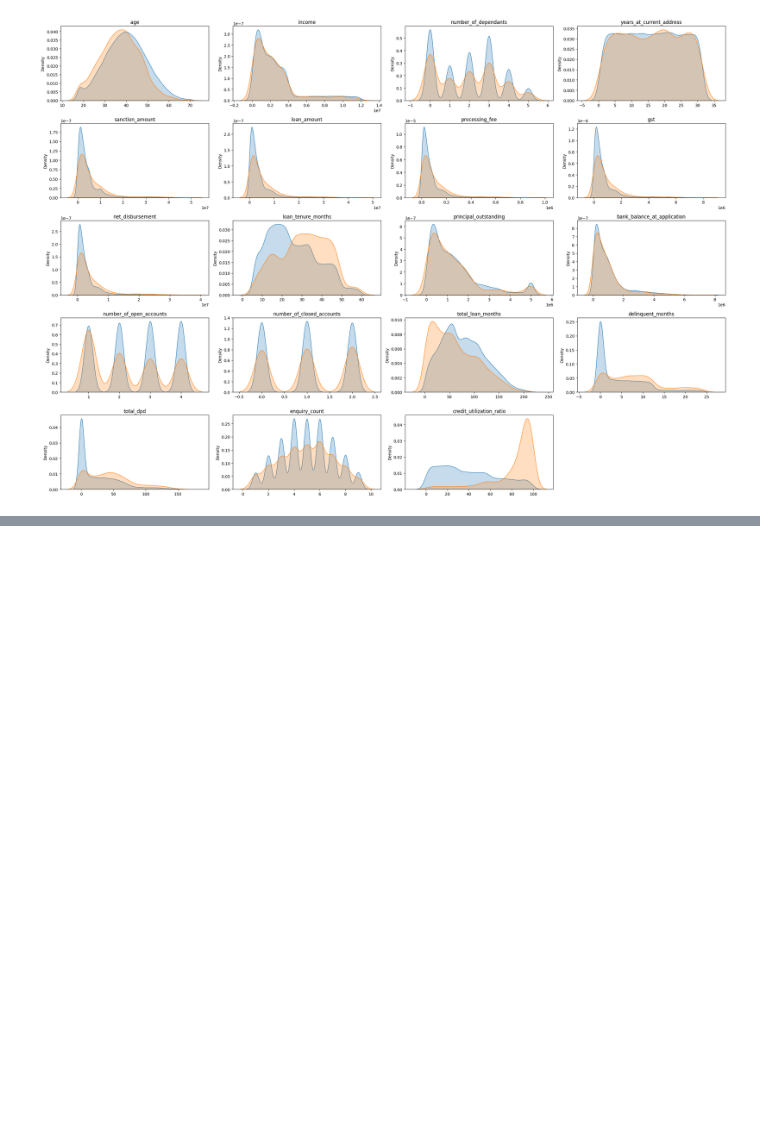
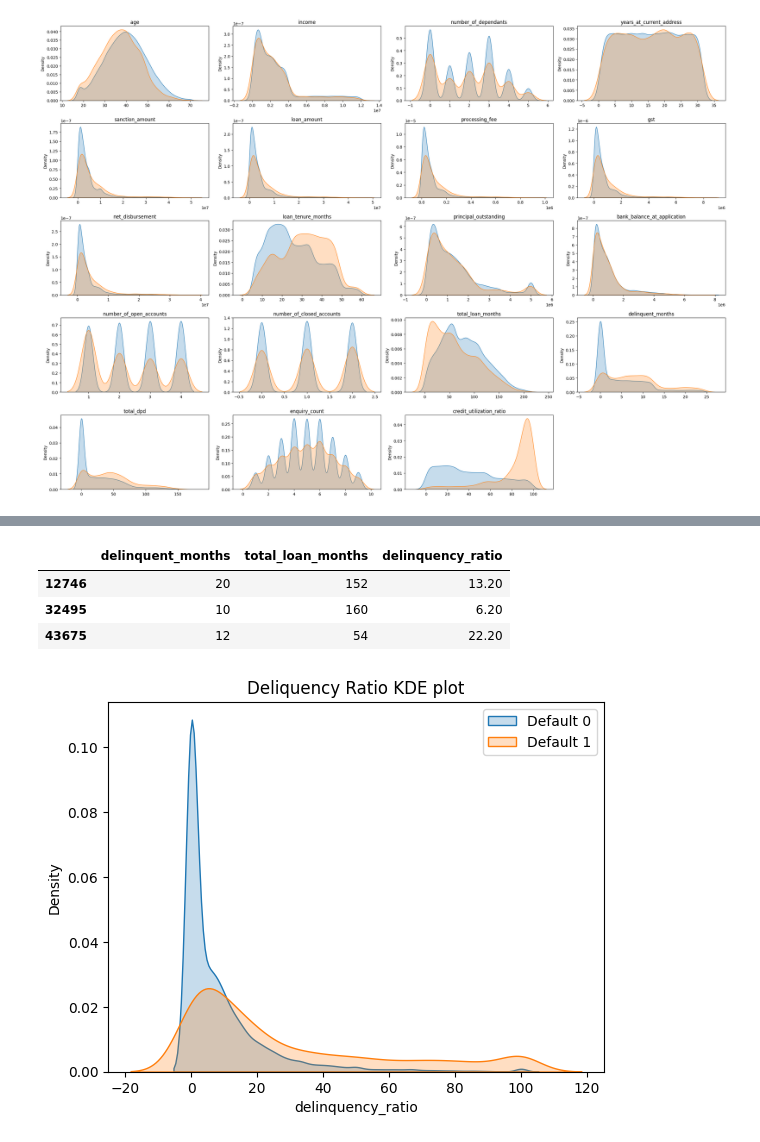
Before and after one commit to ali-liyakat/Credit_Risk_Modelling, a Jupyter notebook: credit_risk_model.ipynb, the cells around one changed output, grey strips where cells are left out. Cells and saved outputs as stored; diff of their text form; code cells hidden in the pictures; blank space fills up the shorter version.

```diff
--- a/credit_risk_model.ipynb
+++ b/credit_risk_model.ipynb
@@ -327,0 +357,17 @@ plt.show()
+# %%
+df_train_1['delinquency_ratio'] = (df_train_1['delinquent_months'] * 100 / df_train_1['total_loan_months']).round(1)
+df_test['delinquency_ratio'] = (df_test['delinquent_months'] * 100 / df_test['total_loan_months']).round(1)
+df_train_1[["delinquent_months", "total_loan_months", "delinquency_ratio"]].head(3)
+# %% [output]
+|  | delinquent_months | total_loan_months | delinquency_ratio |
+| 12746 | 20 | 152 | 13.20 |
+| 32495 | 10 | 160 | 6.20 |
+| 43675 | 12 | 54 | 22.20 |
+# %%
+sns.kdeplot(df_train_1[df_train_1.default==0]['delinquency_ratio'], fill=True, label="Default 0")
+sns.kdeplot(df_train_1[df_train_1.default==1]['delinquency_ratio'], fill=True, label="Default 1")
+plt.title("Deliquency Ratio KDE plot")
+plt.legend()
+plt.show()
+# %% [output]
+[figure, added]
```
Also changed, not shown: parts of 21 cells of this notebook.
